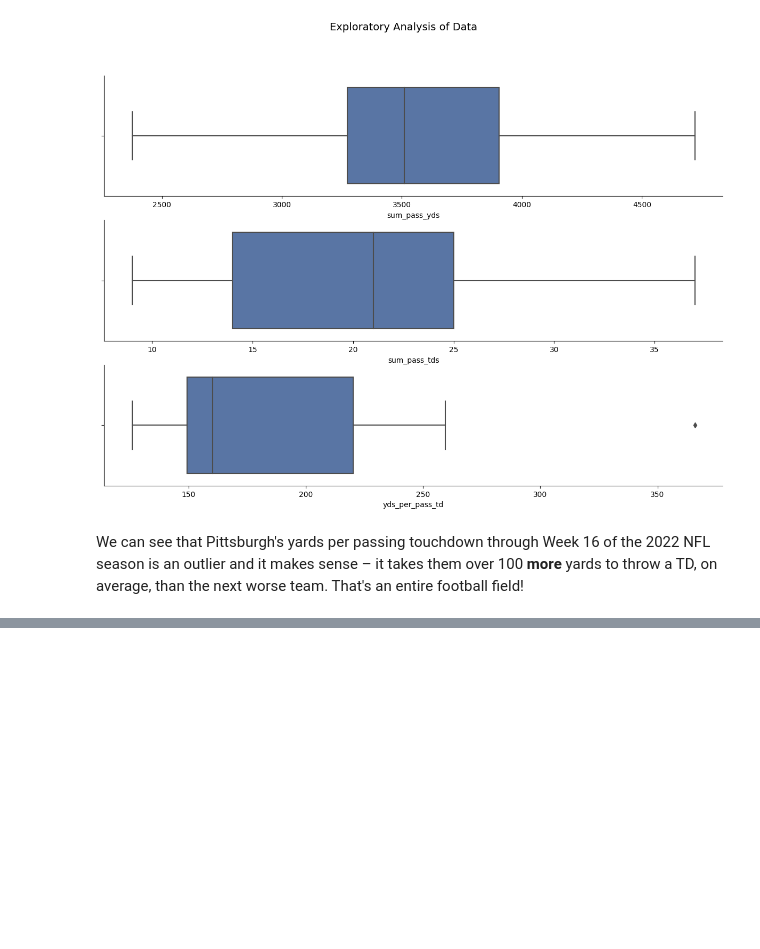
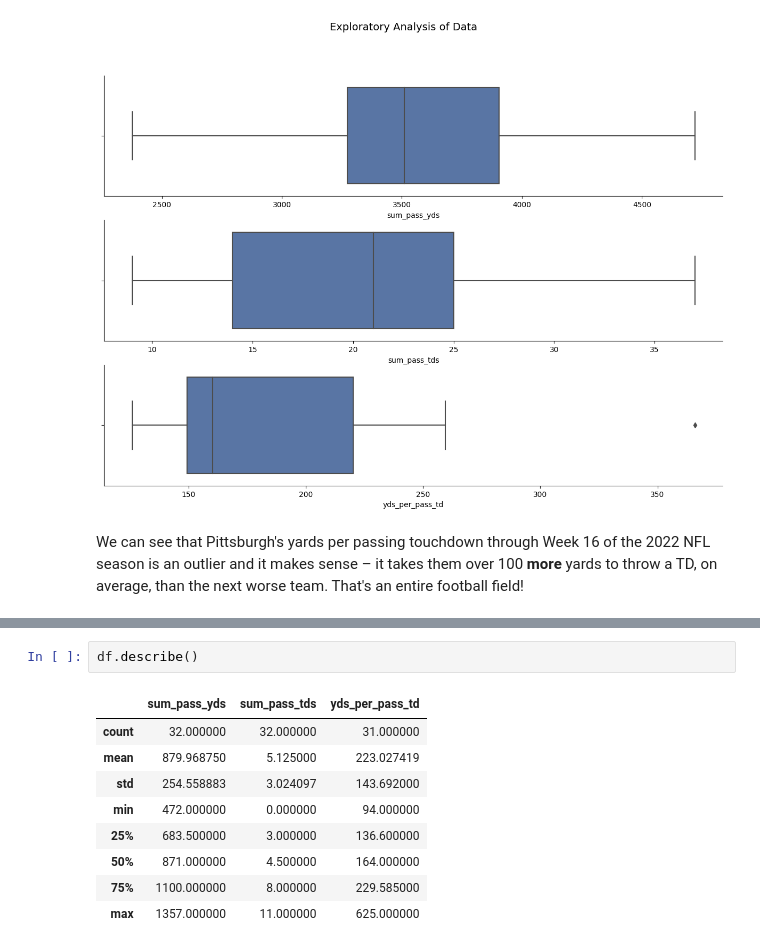
Before and after one commit to gfidanli/fantasy_football_analysis, a Jupyter notebook: daily_analysis/day_61_70/day67.ipynb, the cells around one changed output, grey strips where cells are left out. Cells and saved outputs as stored; diff of their text form; blank space fills up the shorter version.

```diff
--- a/daily_analysis/day_61_70/day67.ipynb
+++ b/daily_analysis/day_61_70/day67.ipynb
@@ -114,0 +176,12 @@ We can see that Pittsburgh's yards per passing touchdown through Week 16 of the
+# %%
+df.describe()
+# %% [output]
+|  | sum_pass_yds | sum_pass_tds | yds_per_pass_td |
+| count | 32.000000 | 32.000000 | 31.000000 |
+| mean | 879.968750 | 5.125000 | 223.027419 |
+| std | 254.558883 | 3.024097 | 143.692000 |
+| min | 472.000000 | 0.000000 | 94.000000 |
+| 25% | 683.500000 | 3.000000 | 136.600000 |
+| 50% | 871.000000 | 4.500000 | 164.000000 |
+| 75% | 1100.000000 | 8.000000 | 229.585000 |
+| max | 1357.000000 | 11.000000 | 625.000000 |
```
Also changed, not shown: parts of 4 cells of this notebook.
